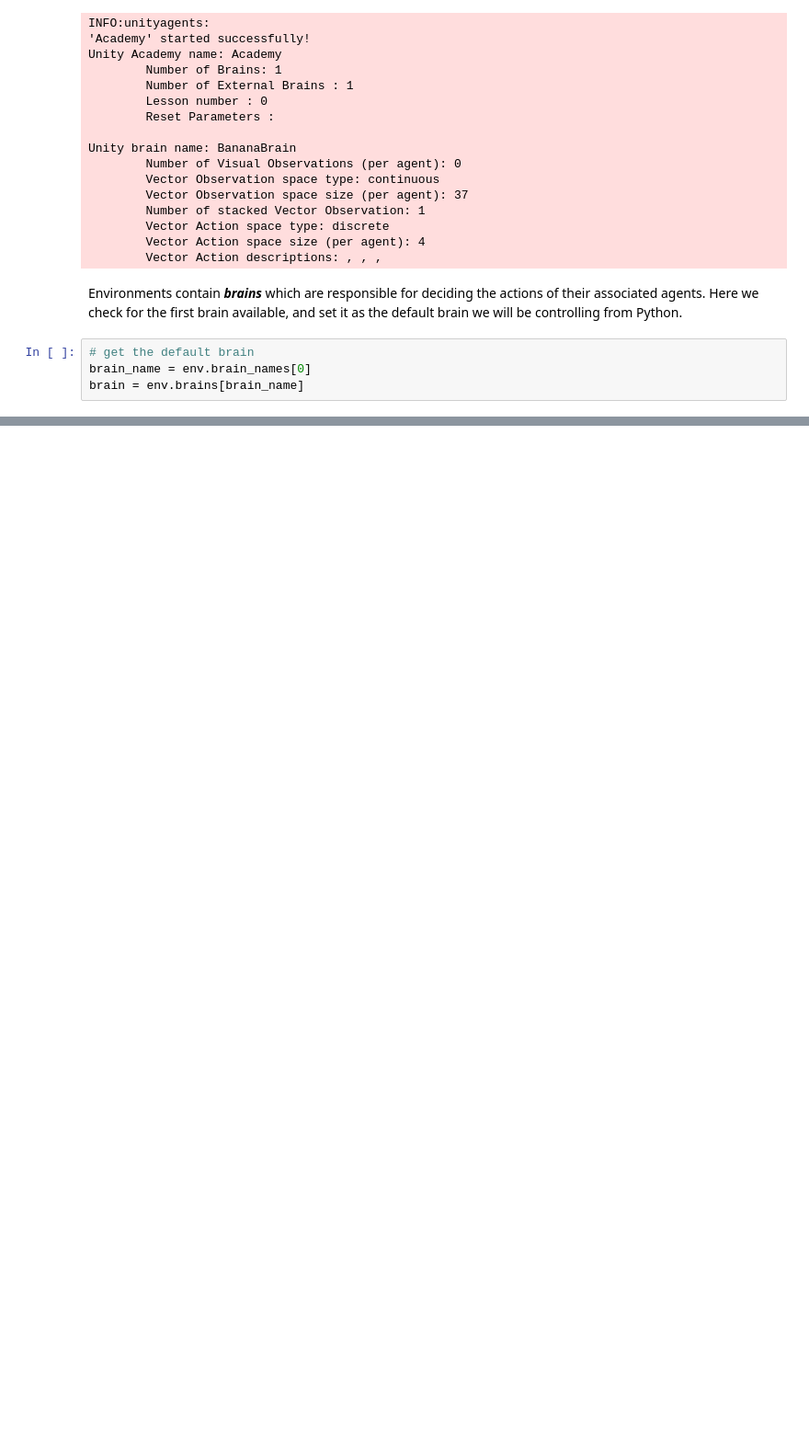
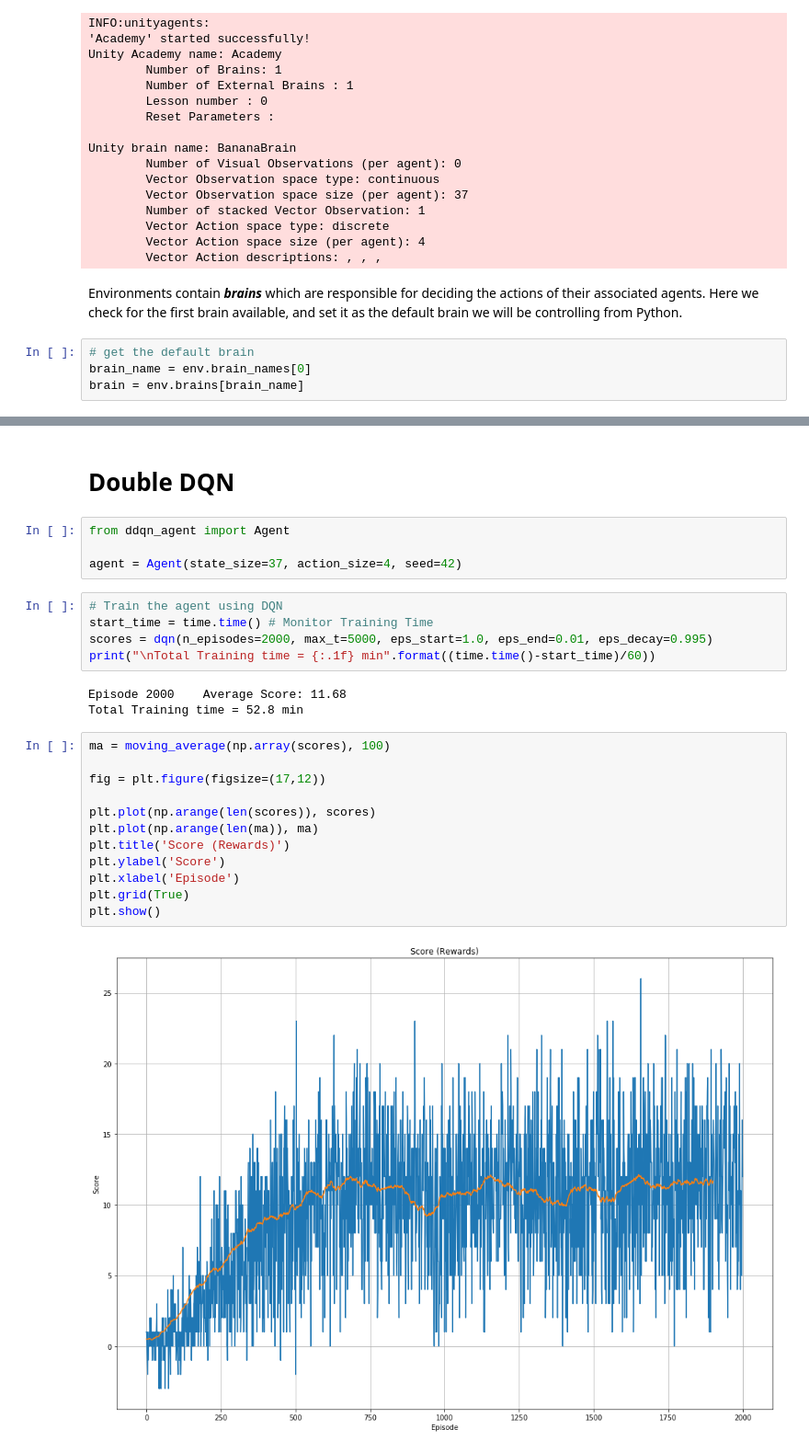
Before and after one commit to shangeth/DRL-Navigator, a Jupyter notebook: Navigation.ipynb, the cells around one changed output, grey strips where cells are left out. Shown: that part at 92% size. Cells and saved outputs as stored; diff of their text form; blank space fills up the shorter version.

```diff
--- a/Navigation.ipynb
+++ b/Navigation.ipynb
@@ -129,0 +217,28 @@ env_info = env.reset(train_mode=True)[brain_name]
+# %% [markdown]
+# Double DQN
+# %%
+from ddqn_agent import Agent
+
+agent = Agent(state_size=37, action_size=4, seed=42)
+# %%
+# Train the agent using DQN
+start_time = time.time() # Monitor Training Time
+scores = dqn(n_episodes=2000, max_t=5000, eps_start=1.0, eps_end=0.01, eps_decay=0.995)
+print("\nTotal Training time = {:.1f} min".format((time.time()-start_time)/60))
+# %% [output]
+Episode 2000    Average Score: 11.68
+Total Training time = 52.8 min
+# %%
+ma = moving_average(np.array(scores), 100)
+
+fig = plt.figure(figsize=(17,12))
+
+plt.plot(np.arange(len(scores)), scores)
+plt.plot(np.arange(len(ma)), ma)
+plt.title('Score (Rewards)')
+plt.ylabel('Score')
+plt.xlabel('Episode')
+plt.grid(True)
+plt.show()
+# %% [output]
+[figure, added]
```
Also changed, not shown: parts of 20 cells of this notebook.
